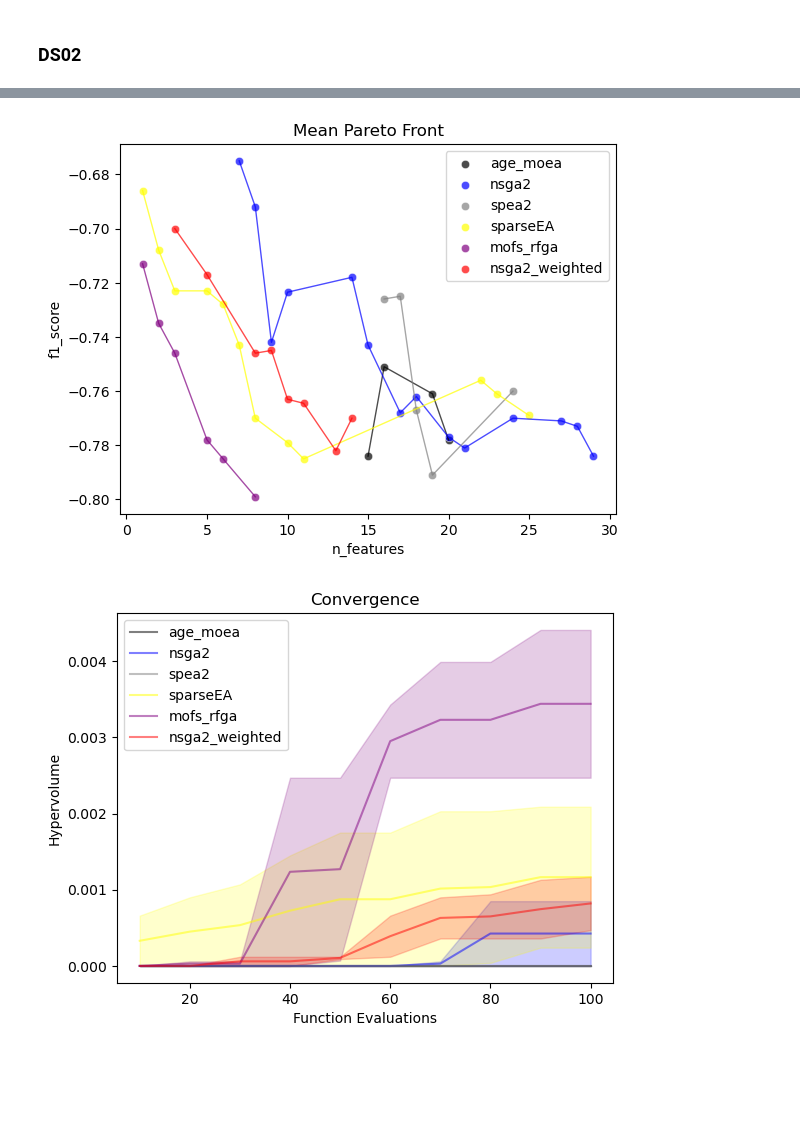
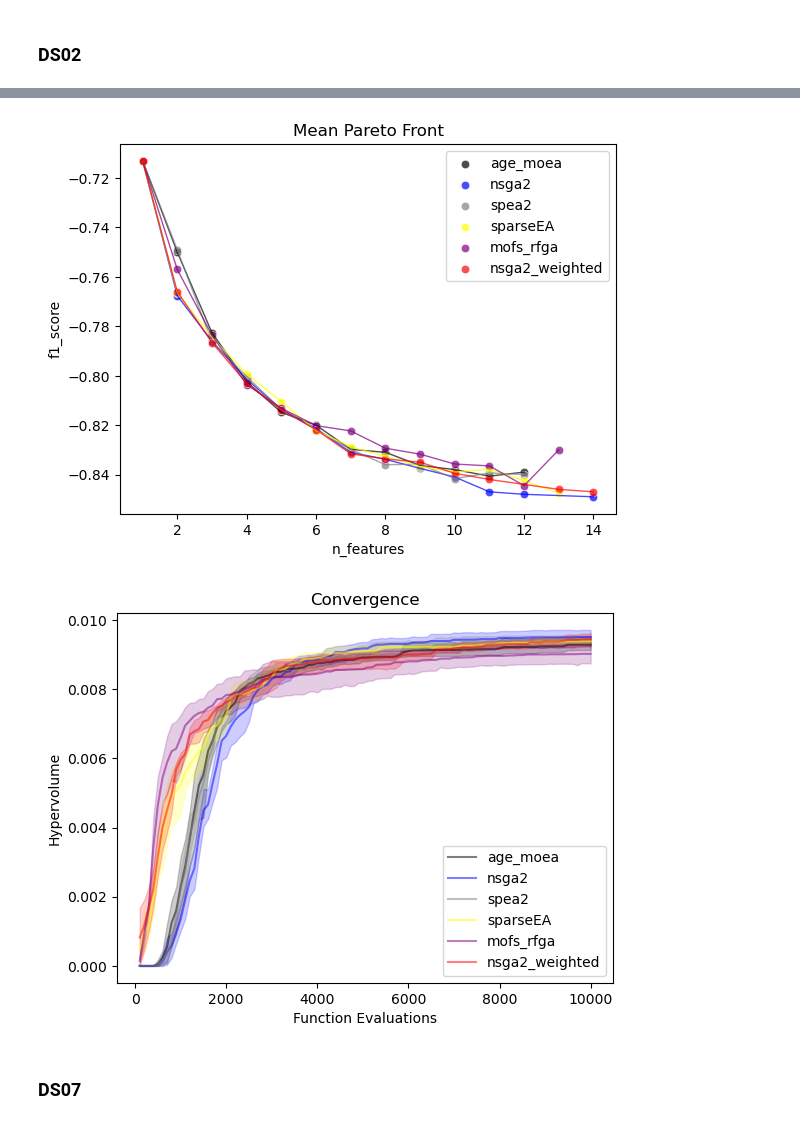
Before and after one commit to grkremer/ew-mofs, a Jupyter notebook: Benchmarks.ipynb, the cells around one changed output, grey strips where cells are left out. Drawn from its saved outputs; the diff is of its cells as text; code cells hidden in the pictures; blank space fills up the shorter version.

```diff
--- a/Benchmarks.ipynb
+++ b/Benchmarks.ipynb
@@ -743,0 +750,4 @@ n_gen  |  n_eval  | n_nds  |      eps      |   indicator
+# %%
+with open("Data/results/result_breast_cancer_wisconsin_diagnostic.pkl", "rb") as f:  # 'rb' = read in binary mode
+    results = pickle.load(f)
+plot_convergence_and_pareto_front(result_breast_cancer_wisconsin_diagnostic)
@@ -753,0 +768,4 @@ result_ionosphere = run_dataset(X = X, y = y, n_experiments = 5, n_population =
+# %%
+with open("Data/results/ionosphere.pkl", "rb") as f:  # 'rb' = read in binary mode
+    ionosphere = pickle.load(f)
+plot_convergence_and_pareto_front(ionosphere)
@@ -780,5 +814,9 @@ NameError: name 'results_solar_mines' is not defined
 # %%
-plot_convergence_and_pareto_front(result_solar_mines)
+with open("Data/results/connectionist_bench_sonar_mines_vs_rocks.pkl", "rb") as f:  # 'rb' = read in binary mode
+    results = pickle.load(f)
+plot_convergence_and_pareto_front(results)
 # %% [output]
-[figure, old version]
+[figure, new version]
-[figure, old version]
+[figure, new version]
+# %% [markdown]
+### DS07
```
Also changed, not shown: parts of 32 cells of this notebook, 18 other files.
